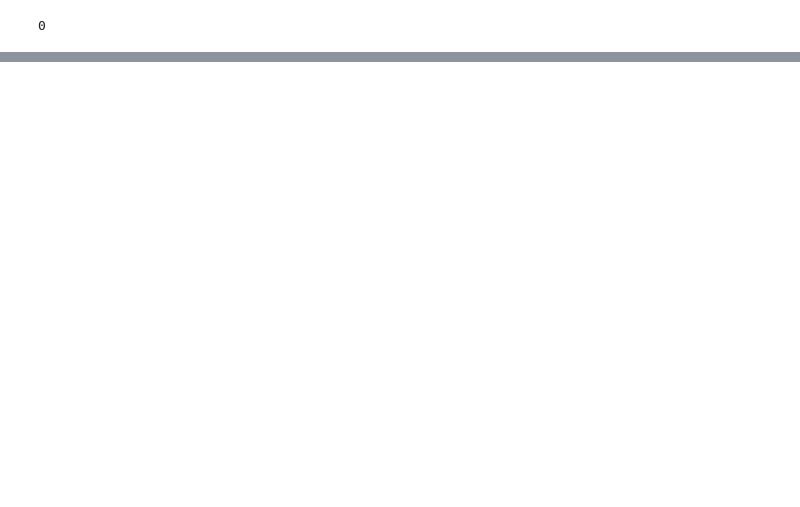
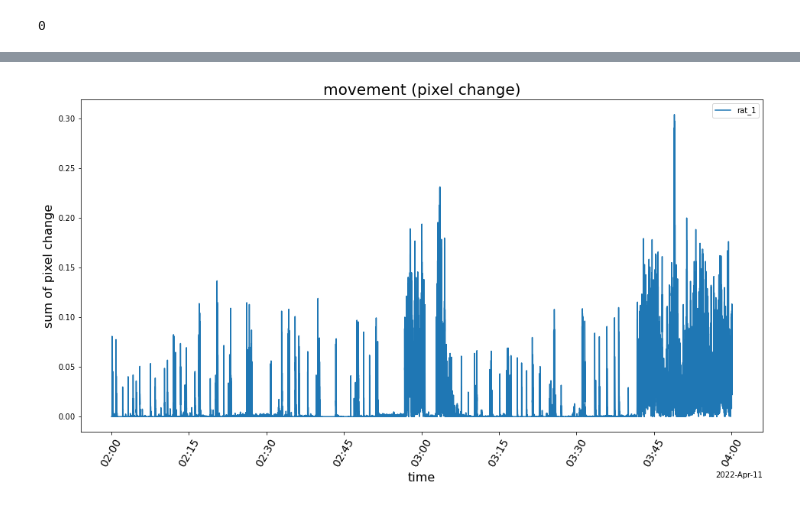
Before and after one commit to Ponyo2311/motion_detection_4ephys, a Jupyter notebook: rescale_frame_number.ipynb, the cells around one changed output, grey strips where cells are left out. Cells and saved outputs as stored; diff of their text form; code cells hidden in the pictures; blank space fills up the shorter version.

```diff
--- a/rescale_frame_number.ipynb
+++ b/rescale_frame_number.ipynb
@@ -210,0 +331,6 @@ np.savetxt("/media/data-119/rat596_20210702_175129/rat596_20210702_175129mvmCOPY
+# %%
+plot_mvm_rescaled(duration_test_copy, mvm_test_copy, f=25, plot_all = False,
+                     start={"hours": 2, "minutes": 0, "seconds": 0},
+                     dt={"hours": 2, "minutes": 0, "seconds": 0},
+                     ylim=1)
+# %% [output]
@@ -210,0 +343 @@ np.savetxt("/media/data-119/rat596_20210702_175129/rat596_20210702_175129mvmCOPY
+[figure, added]
```
Also changed, not shown: parts of 31 cells of this notebook, 8 other files.
